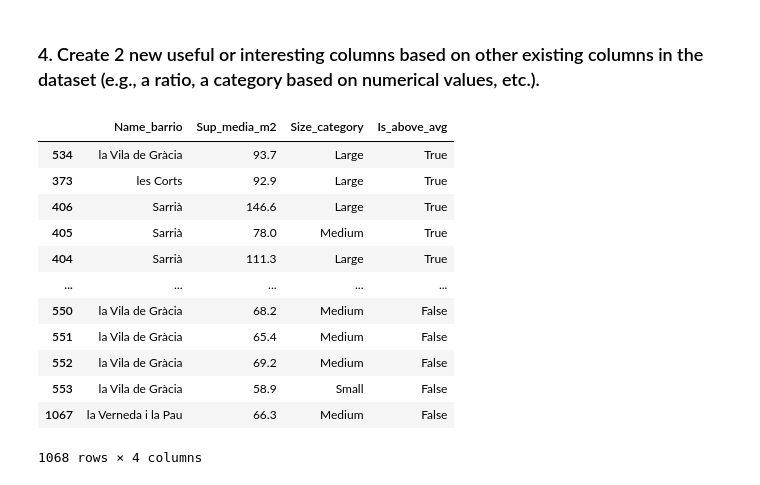
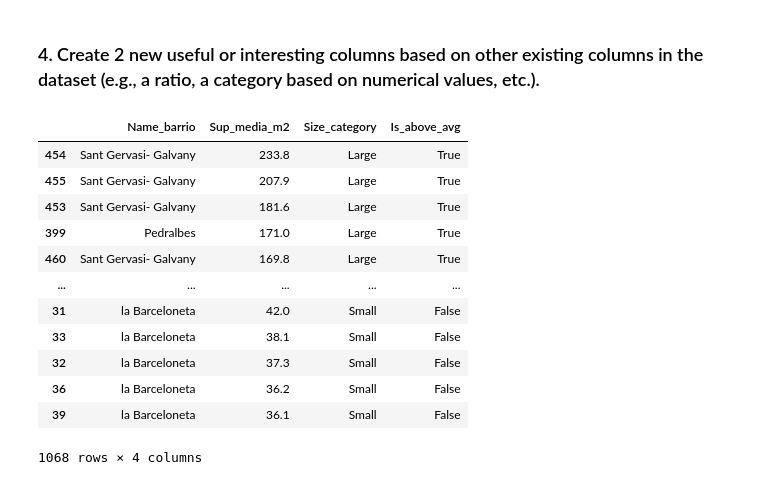
Before and after one commit to eae-elias-saif/ipld-assignment-3, a Jupyter notebook: analysis.ipynb, the cells around one changed output. Drawn from its saved outputs; the diff is of its cells as text; code cells hidden in the pictures.

```diff
--- a/analysis.ipynb
+++ b/analysis.ipynb
@@ -87,32 +89,32 @@ Neighborhoods found: 73
 # %%
 #New column 1: Lets cassify the properties by "Small", "Medium" and "Large" based on the surface area.
 def property_size (m2):
     if m2 < 60:
         return 'Small'
     elif 60 <= m2 <= 90:
         return 'Medium'
     else:
         return 'Large'
 
 barcelona_houses_2025_df['Size_category'] = barcelona_houses_2025_df['Sup_media_m2'].apply(property_size)
 
-#New column 2: Lets get the averge size of all the properties in Barcelona and store in the new column a boolean "True" if the 'Sup_media_m2' larger and "False" if its smaller than the city average
+#New column 2: Lets get the averge size of all the properties in Barcelona and store in the new column a boolean "True" if the 'Sup_media_m2' is larger and "False" if its smaller than the city average
 city_property_avg = barcelona_houses_2025_df['Sup_media_m2'].mean()
 
 barcelona_houses_2025_df['Is_above_avg'] = barcelona_houses_2025_df['Sup_media_m2'] > city_property_avg
 
-barcelona_houses_2025_df[['Name_barrio', 'Sup_media_m2', 'Size_category', 'Is_above_avg']].sort_values('Is_above_avg', ascending=False)
+barcelona_houses_2025_df[['Name_barrio', 'Sup_media_m2', 'Size_category', 'Is_above_avg']].sort_values('Sup_media_m2', ascending=False)
 # %% [output]
 |  | Name_barrio | Sup_media_m2 | Size_category | Is_above_avg |
-| 534 | la Vila de Gràcia | 93.7 | Large | True |
-| 373 | les Corts | 92.9 | Large | True |
-| 406 | Sarrià | 146.6 | Large | True |
-| 405 | Sarrià | 78.0 | Medium | True |
-| 404 | Sarrià | 111.3 | Large | True |
+| 454 | Sant Gervasi- Galvany | 233.8 | Large | True |
+| 455 | Sant Gervasi- Galvany | 207.9 | Large | True |
+| 453 | Sant Gervasi- Galvany | 181.6 | Large | True |
+| 399 | Pedralbes | 171.0 | Large | True |
+| 460 | Sant Gervasi- Galvany | 169.8 | Large | True |
 | ... | ... | ... | ... | ... |
-| 550 | la Vila de Gràcia | 68.2 | Medium | False |
-| 551 | la Vila de Gràcia | 65.4 | Medium | False |
-| 552 | la Vila de Gràcia | 69.2 | Medium | False |
-| 553 | la Vila de Gràcia | 58.9 | Small | False |
-| 1067 | la Verneda i la Pau | 66.3 | Medium | False |
+| 31 | la Barceloneta | 42.0 | Small | False |
+| 33 | la Barceloneta | 38.1 | Small | False |
+| 32 | la Barceloneta | 37.3 | Small | False |
+| 36 | la Barceloneta | 36.2 | Small | False |
+| 39 | la Barceloneta | 36.1 | Small | False |
 1068 rows × 4 columns
```
Also changed, not shown: parts of 15 cells of this notebook, 2 other files.
